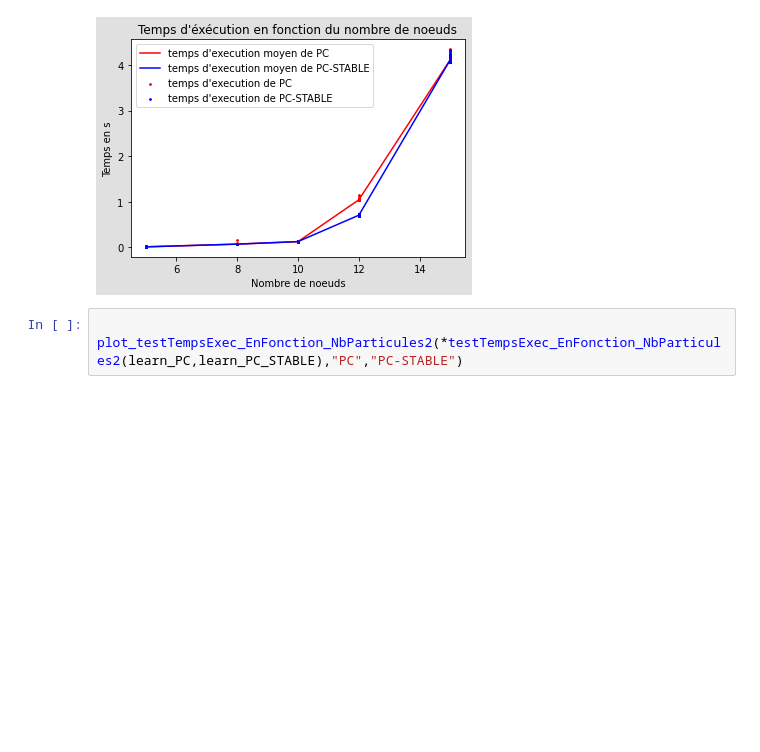
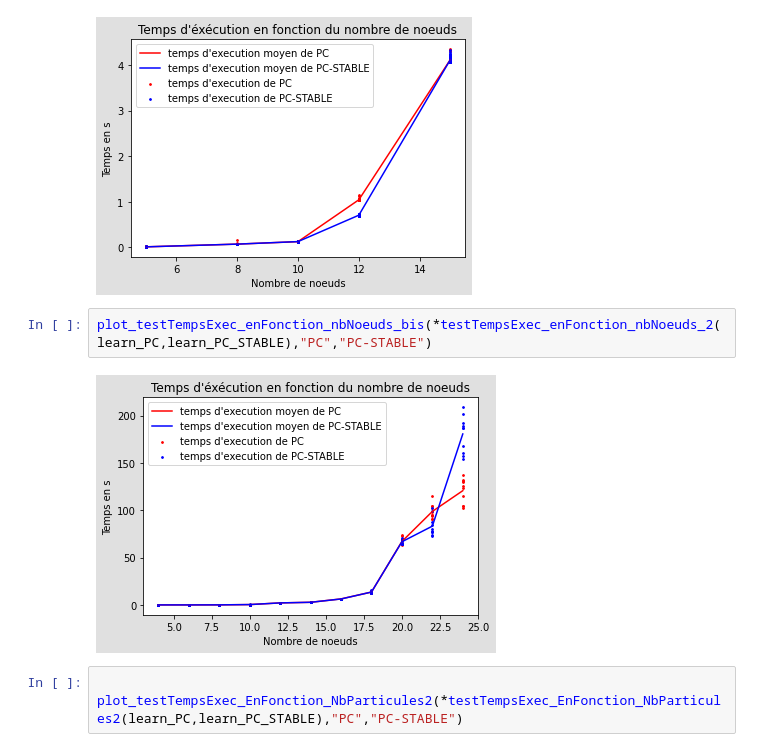
Before and after one commit to davidPinaud/BN_PCSTABLE, a Jupyter notebook: presentation_resultats_et_demonstrations.ipynb, the cells around one changed output. Saved outputs shown, nothing was run; the diff lists cells and outputs as text; blank space fills up the shorter version.

Commit message:
plus de graphes

```diff
--- a/presentation_resultats_et_demonstrations.ipynb
+++ b/presentation_resultats_et_demonstrations.ipynb
@@ -1399,6 +1406,10 @@ PC semble être plus performant mais les performances sur les critères sont moi
 plot_testTempsExec_enFonction_nbNoeuds_bis(*testTempsExec_enFonction_nbNoeuds_2(learn_PC,learn_PC_STABLE),"PC","PC-STABLE")
 # %% [output]
 [figure]
+# %%
+plot_testTempsExec_enFonction_nbNoeuds_bis(*testTempsExec_enFonction_nbNoeuds_2(learn_PC,learn_PC_STABLE),"PC","PC-STABLE")
+# %% [output]
+[figure, added]
 # %%
 
 plot_testTempsExec_EnFonction_NbParticules2(*testTempsExec_EnFonction_NbParticules2(learn_PC,learn_PC_STABLE),"PC","PC-STABLE")
```
Also changed, not shown: parts of 6 cells of this notebook, 3 other files.
